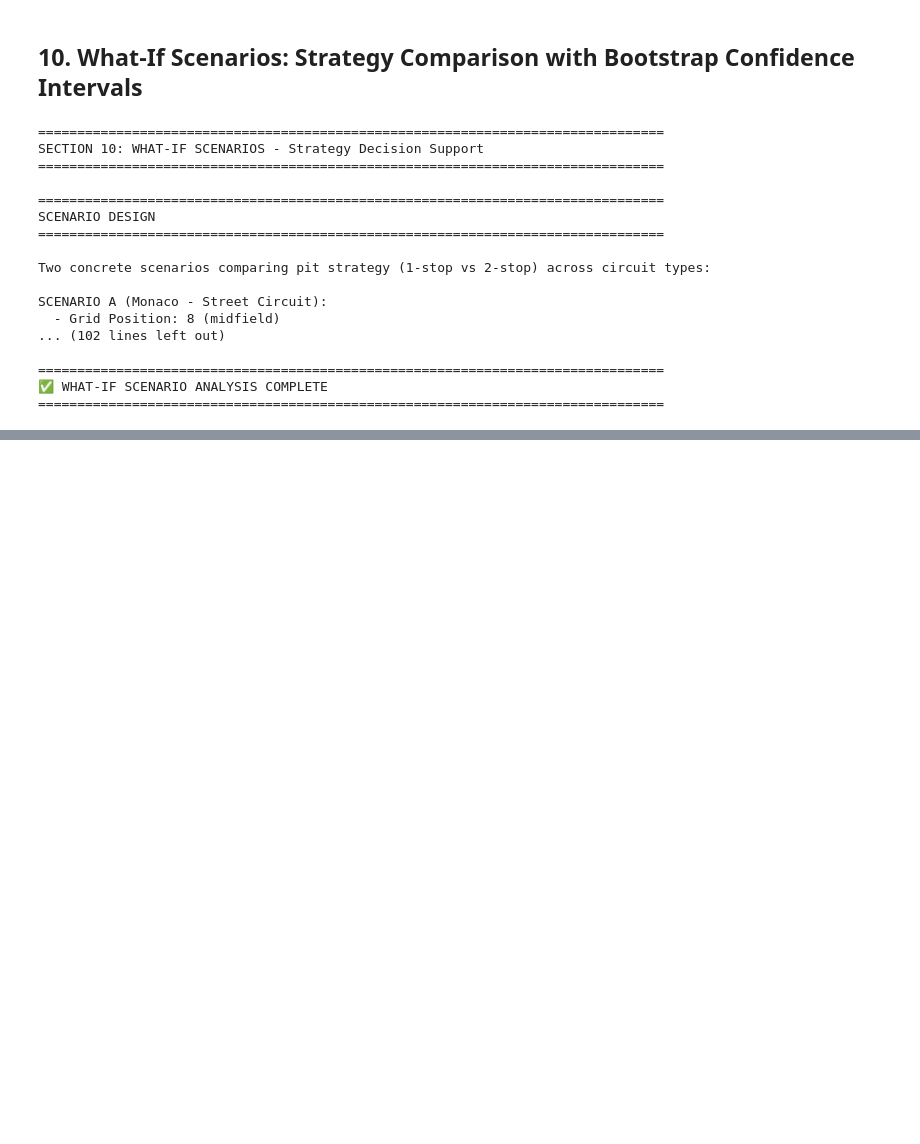
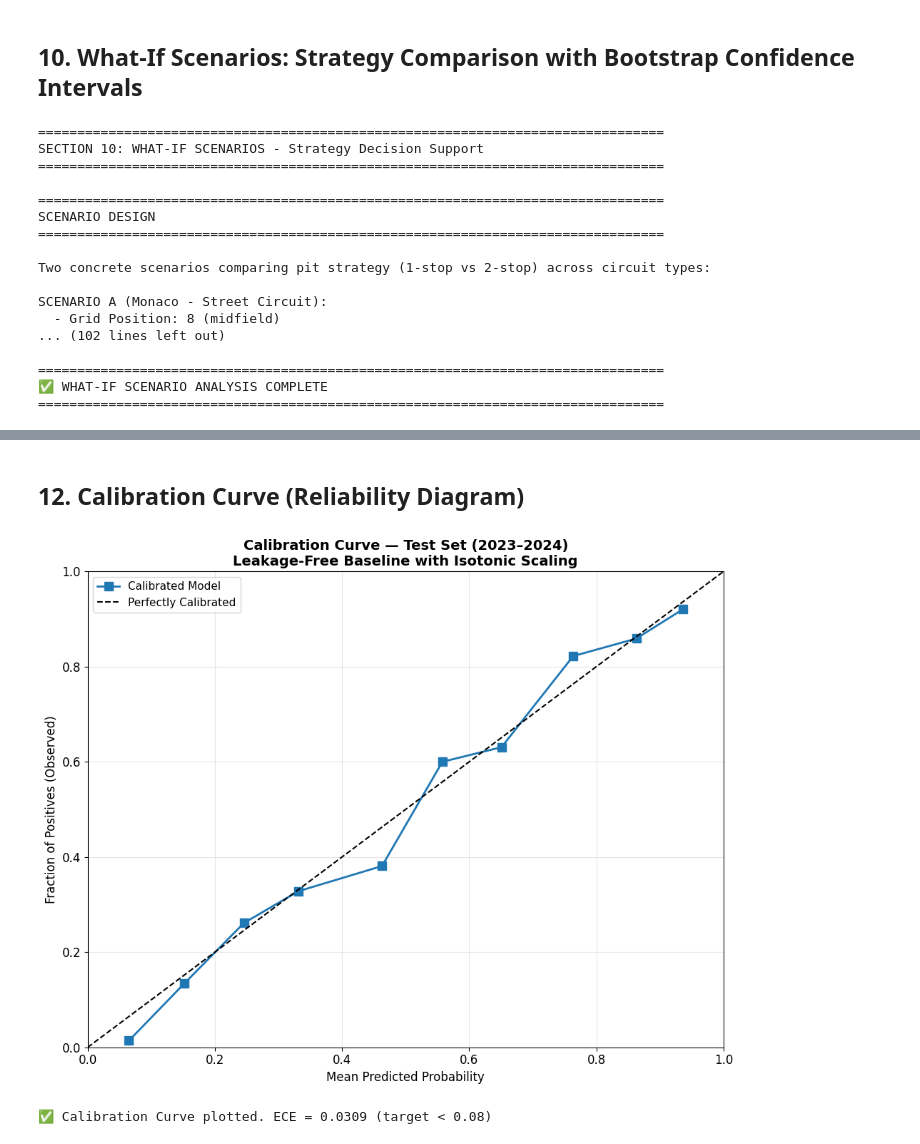
Before and after one commit to IgnaciaHerrera/Capstone, a Jupyter notebook: Hito 1/hito1_baseline.ipynb, the cells around one changed output, grey strips where cells are left out. Saved outputs shown, nothing was run; the diff lists cells and outputs as text; code cells hidden in the pictures; blank space fills up the shorter version.

```diff
--- a/Hito 1/hito1_baseline.ipynb
+++ b/Hito 1/hito1_baseline.ipynb
@@ -1928,0 +1655,27 @@ REFERENCE BASELINES (from Capstone Brief & Docent Model):
+# %% [markdown]
+## 12. Calibration Curve (Reliability Diagram)
+# %%
+# Plot Calibration Curve on test set
+fig, ax = plt.subplots(1, 1, figsize=(10, 8))
+
+# Compute calibration curve
+frac_pos, mean_pred = calibration_curve(y_test, y_pred_calibrated, n_bins=10, strategy='uniform')
+
+# Plot
+ax.plot(mean_pred, frac_pos, 's-', linewidth=2, markersize=8, label='Calibrated Model')
+ax.plot([0, 1], [0, 1], 'k--', linewidth=1.5, label='Perfectly Calibrated')
+ax.set_xlabel('Mean Predicted Probability', fontsize=12)
+ax.set_ylabel('Fraction of Positives (Observed)', fontsize=12)
+ax.set_title('Calibration Curve — Test Set (2023–2024)\nLeakage-Free Baseline with Isotonic Scaling', fontsize=14, fontweight='bold')
+ax.set_xlim([0, 1])
+ax.set_ylim([0, 1])
+ax.grid(alpha=0.3)
+ax.legend(fontsize=11)
+
+plt.tight_layout()
+plt.show()
+
+print(f"\n✅ Calibration Curve plotted. ECE = {ece:.4f} (target < 0.08)")
+# %% [output]
+[figure, added]
+✅ Calibration Curve plotted. ECE = 0.0309 (target < 0.08)
```
Also changed, not shown: parts of 6 cells of this notebook.
